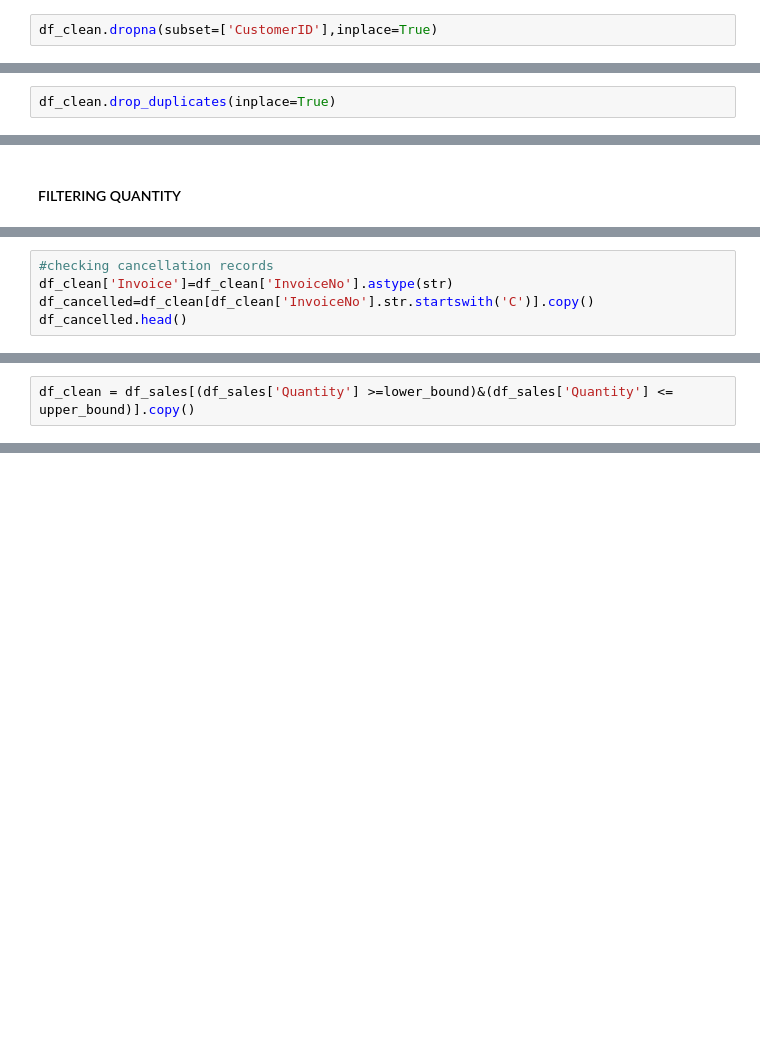
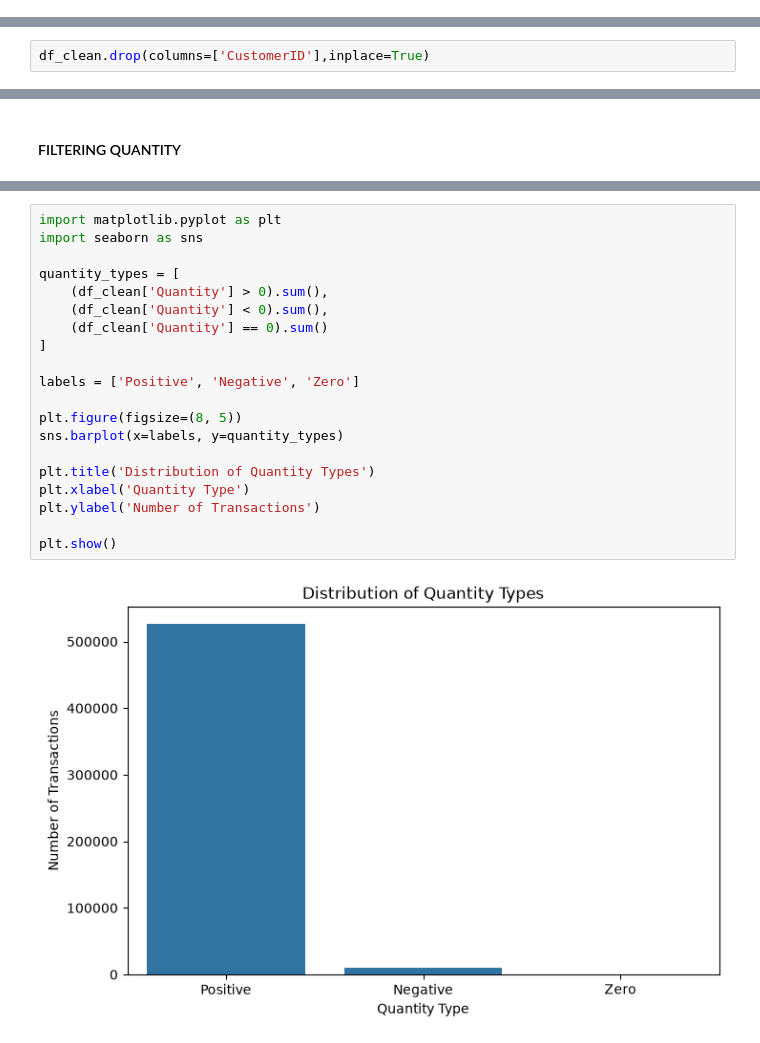
Before and after one commit to aryaps232/Ecommerce_Demand_Forecasting, a Jupyter notebook: notebooks/02_preprocessing.ipynb, the cells around one changed output, grey strips where cells are left out. Saved outputs shown, nothing was run; the diff lists cells and outputs as text; blank space fills up the shorter version.

```diff
--- a/notebooks/02_preprocessing.ipynb
+++ b/notebooks/02_preprocessing.ipynb
@@ -308,5 +326,3 @@ df_clean[df_clean['CustomerID'].isnull()]
-# %%
-df_clean.dropna(subset=['CustomerID'],inplace=True)
 # %%
 df_clean.isnull().sum()
 # %% [output]
@@ -328,2 +344,2 @@ np.int64(5225)
 # %%
-df_clean.drop_duplicates(inplace=True)
+df_clean.drop(columns=['CustomerID'],inplace=True)
@@ -441,5 +359,0 @@ plt.show()
-# %%
-#checking cancellation records
-df_clean['Invoice']=df_clean['InvoiceNo'].astype(str)
-df_cancelled=df_clean[df_clean['InvoiceNo'].str.startswith('C')].copy()
-df_cancelled.head()
@@ -642,2 +359,0 @@ outliers[['InvoiceNo', 'StockCode', 'Description', 'Quantity']].sort_values(
-# %%
-df_clean = df_sales[(df_sales['Quantity'] >=lower_bound)&(df_sales['Quantity'] <= upper_bound)].copy()
@@ -684,0 +373,22 @@ memory usage: 14.0 MB
+# %%
+import matplotlib.pyplot as plt
+import seaborn as sns
+
+quantity_types = [
+    (df_clean['Quantity'] > 0).sum(),
+    (df_clean['Quantity'] < 0).sum(),
+    (df_clean['Quantity'] == 0).sum()
+]
+
+labels = ['Positive', 'Negative', 'Zero']
+
+plt.figure(figsize=(8, 5))
+sns.barplot(x=labels, y=quantity_types)
+
+plt.title('Distribution of Quantity Types')
+plt.xlabel('Quantity Type')
+plt.ylabel('Number of Transactions')
+
+plt.show()
+# %% [output]
+[figure, added]
```
Also changed, not shown: parts of 94 cells of this notebook.
